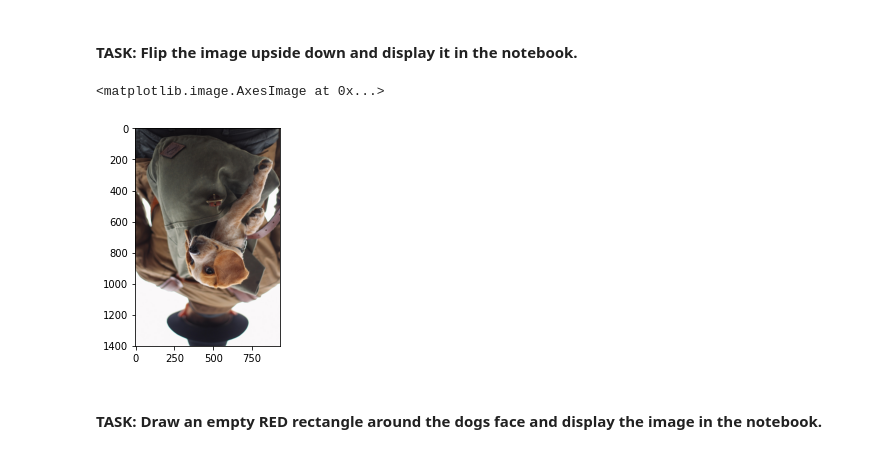
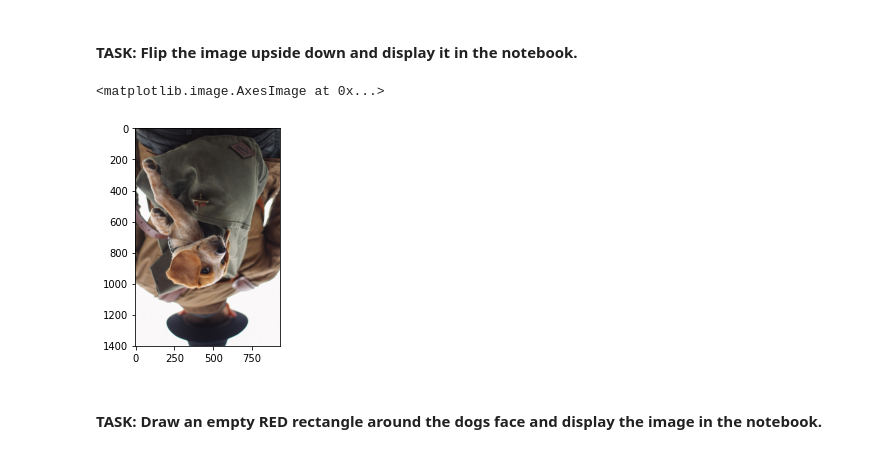
Before and after one commit to Botir-01/ComputerVision-DeepLearning, a Jupyter notebook: second_assessment.ipynb, the cells around one changed output. Drawn from its saved outputs; the diff is of its cells as text; code cells hidden in the pictures.

```diff
--- a/second_assessment.ipynb
+++ b/second_assessment.ipynb
@@ -29,11 +29,11 @@ plt.imshow(fixed_dog)
 # %% [markdown]
 #### TASK: Flip the image upside down and display it in the notebook.
 # %%
-flipped_dog = cv2.flip(fixed_dog,-1)
+flipped_dog = cv2.flip(fixed_dog,0)
 plt.imshow(flipped_dog)
 # %% [output]
 <matplotlib.image.AxesImage at 0x...>
-[figure, old version]
+[figure, new version]
 # %% [markdown]
 #### TASK: Draw an empty RED rectangle around the dogs face and display the image in the notebook.
 # %%
```
